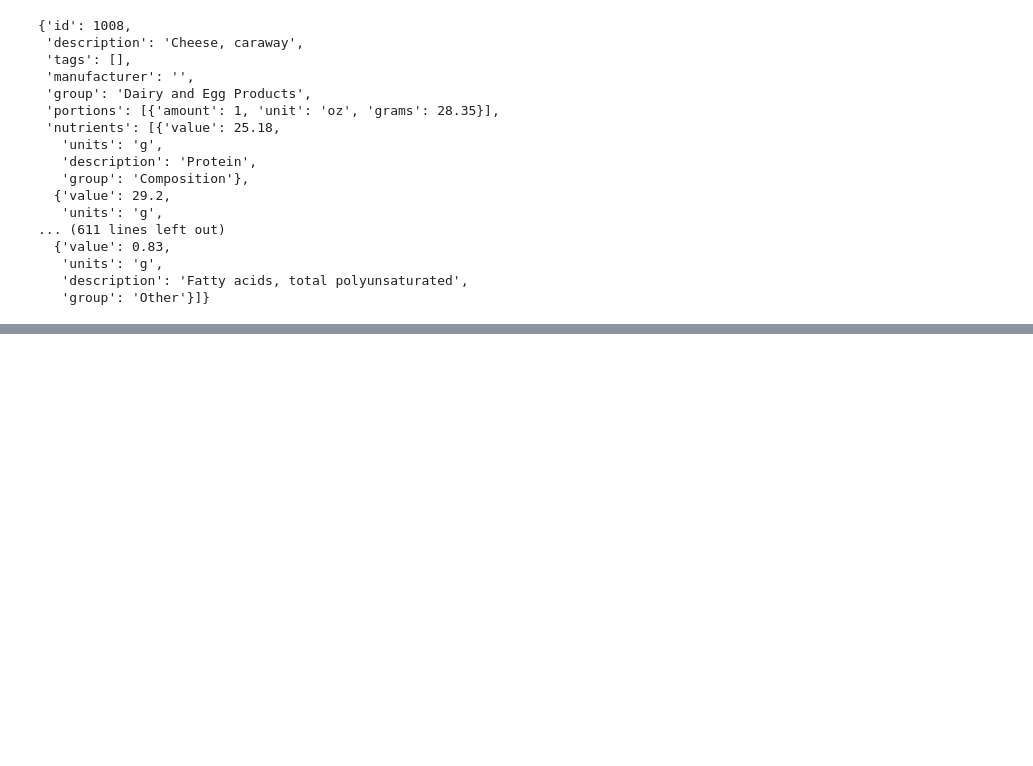
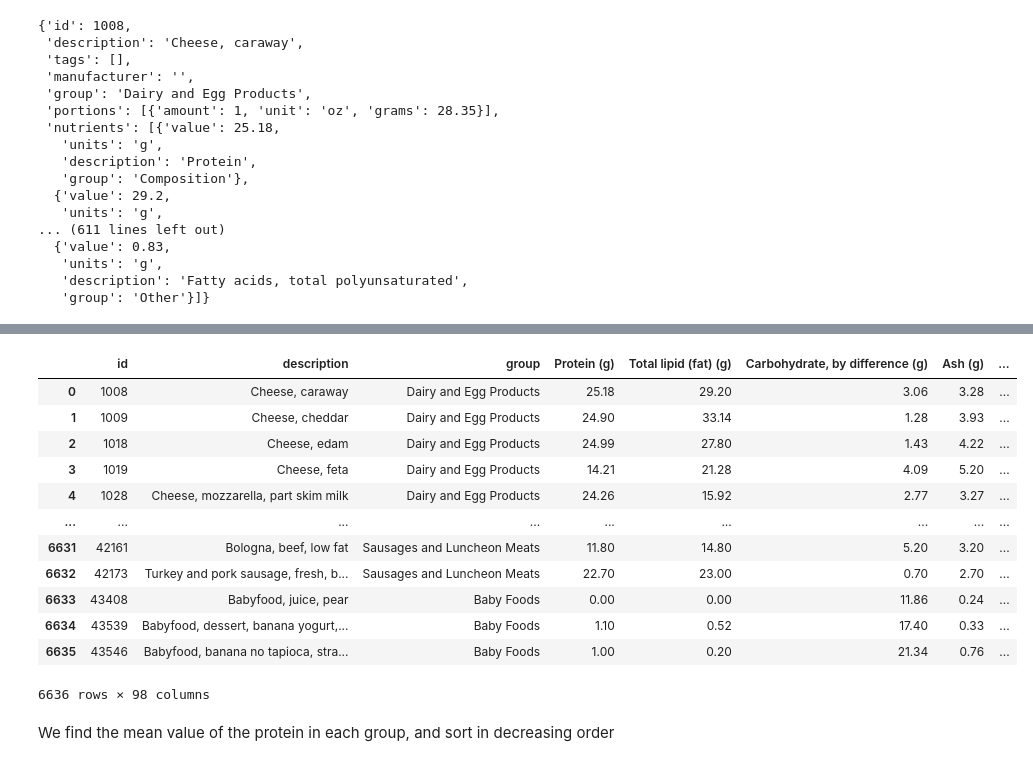
Before and after one commit to morey-ow/cs2521-summer2023, a Jupyter notebook: chapter10notes_day2.ipynb, the cells around one changed output, grey strips where cells are left out. Cells and saved outputs as stored; diff of their text form; code cells hidden in the pictures; blank space fills up the shorter version.

```diff
--- a/chapter10notes_day2.ipynb
+++ b/chapter10notes_day2.ipynb
@@ -573,0 +744,2 @@ db[0]  # this is a dictionary
+# %%
+info.set_index('id')
@@ -573,0 +771,18 @@ db[0]  # this is a dictionary
+# %%
+final_df
+# %% [output]
+|  | id | description | group | Protein (g) | Total lipid (fat) (g) | Carbohydrate, by difference (g) | Ash (g) | ... |
+| 0 | 1008 | Cheese, caraway | Dairy and Egg Products | 25.18 | 29.20 | 3.06 | 3.28 | ... |
+| 1 | 1009 | Cheese, cheddar | Dairy and Egg Products | 24.90 | 33.14 | 1.28 | 3.93 | ... |
+| 2 | 1018 | Cheese, edam | Dairy and Egg Products | 24.99 | 27.80 | 1.43 | 4.22 | ... |
+| 3 | 1019 | Cheese, feta | Dairy and Egg Products | 14.21 | 21.28 | 4.09 | 5.20 | ... |
+| 4 | 1028 | Cheese, mozzarella, part skim milk | Dairy and Egg Products | 24.26 | 15.92 | 2.77 | 3.27 | ... |
+| ... | ... | ... | ... | ... | ... | ... | ... | ... |
+| 6631 | 42161 | Bologna, beef, low fat | Sausages and Luncheon Meats | 11.80 | 14.80 | 5.20 | 3.20 | ... |
+| 6632 | 42173 | Turkey and pork sausage, fresh, b... | Sausages and Luncheon Meats | 22.70 | 23.00 | 0.70 | 2.70 | ... |
+| 6633 | 43408 | Babyfood, juice, pear | Baby Foods | 0.00 | 0.00 | 11.86 | 0.24 | ... |
+| 6634 | 43539 | Babyfood, dessert, banana yogurt,... | Baby Foods | 1.10 | 0.52 | 17.40 | 0.33 | ... |
+| 6635 | 43546 | Babyfood, banana no tapioca, stra... | Baby Foods | 1.00 | 0.20 | 21.34 | 0.76 | ... |
+6636 rows × 98 columns
+# %% [markdown]
+We find the mean value of the protein in each group, and sort in decreasing order
```
Also changed, not shown: parts of 25 cells of this notebook.
